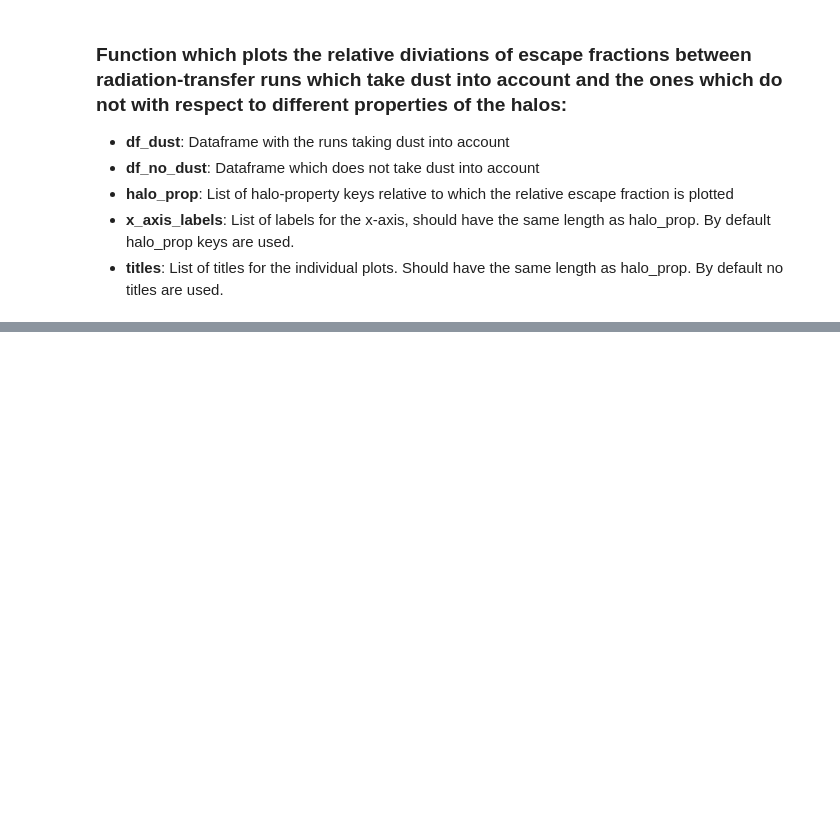
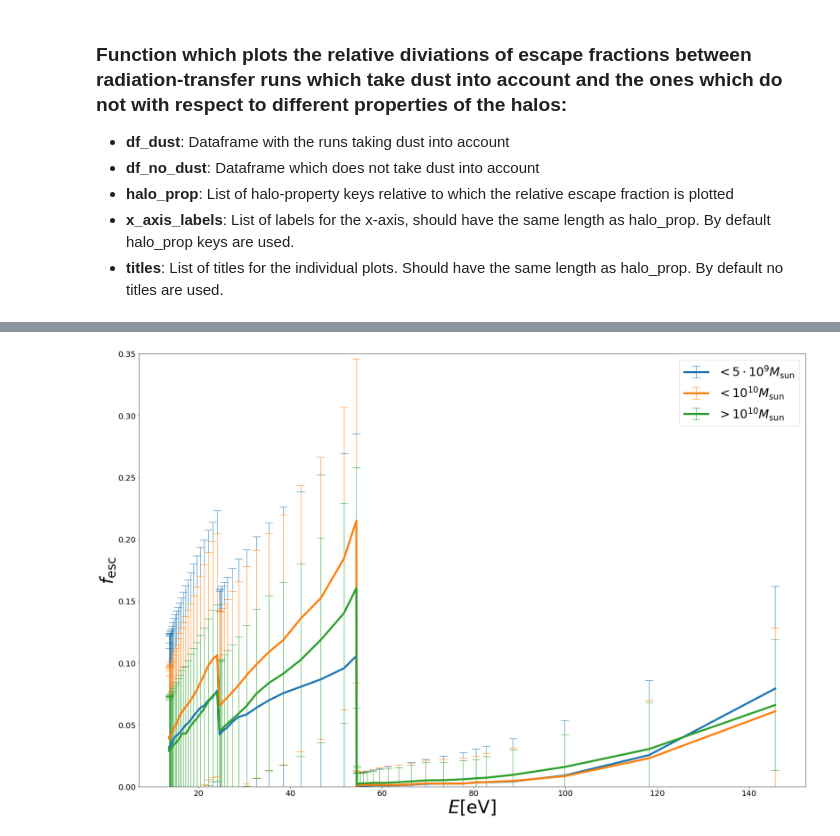
Before and after one commit to IvanKostyuk94/f_esc, a Jupyter notebook: plots.ipynb, the cells around one changed output, grey strips where cells are left out. Saved outputs shown, nothing was run; the diff lists cells and outputs as text; code cells hidden in the pictures; blank space fills up the shorter version.

```diff
--- a/plots.ipynb
+++ b/plots.ipynb
@@ -101,0 +112,27 @@ def plot_comparisons(df_dust, df_no_dust, halo_prop, x_axis_labels=None, titles=
+# %%
+def freq_fesc(dataframes, mode='mean', labels=None):
+    plt.rcParams["figure.figsize"] = (30,20)
+    #Set natural constants to convert photon frequency to energy in eV
+    h = 6.62607004e-34
+    e = 1.60217662e-19
+    if labels == None:
+        labels=[]
+        for i in range(len(dataframes)):
+            labels.append(f'dataframe {i+1}')
+    for i, dataframe in enumerate(dataframes):
+        energies = dataframe.iloc[0]['frequencies']*h/e
+        per_freq_data = np.vstack(dataframe['per_freq'].to_numpy())
+        error = np.std(per_freq_data, axis=0)
+
+        if mode == 'mean':
+            values = np.mean(per_freq_data, axis=0)
+        elif mode == 'median':
+            values = np.median(per_freq_data, axis=0)
+        else:
+            raise ValueError('The possible modes are "mean" and "median"')
+        plt.ylim(0,0.35)
+        plt.errorbar(energies, values, yerr=error, linewidth=5, elinewidth=1, capsize=10, label=str(labels[i]))
+    plt.xlabel(r'$E[\mathrm{eV}]$', fontsize = 45)
+    plt.ylabel(r'$f_{\mathrm{esc}}$', fontsize = 45)
+    plt.legend(fontsize=30)
+    return
@@ -120,0 +226,6 @@ plot_color_coded(df_dust, list(df_dust.keys())[1:-1])
+# %%
+freq_fesc(dfs, mode='median', labels=['$<5\cdot10^{9}M_\mathrm{sun}$',
+                                        '$<10^{10}M_\mathrm{sun}$',
+                                        '$>10^{10}M_\mathrm{sun}$'])
+# %% [output]
+[figure, added]
```
Also changed, not shown: parts of 20 cells of this notebook, 5 other files.
